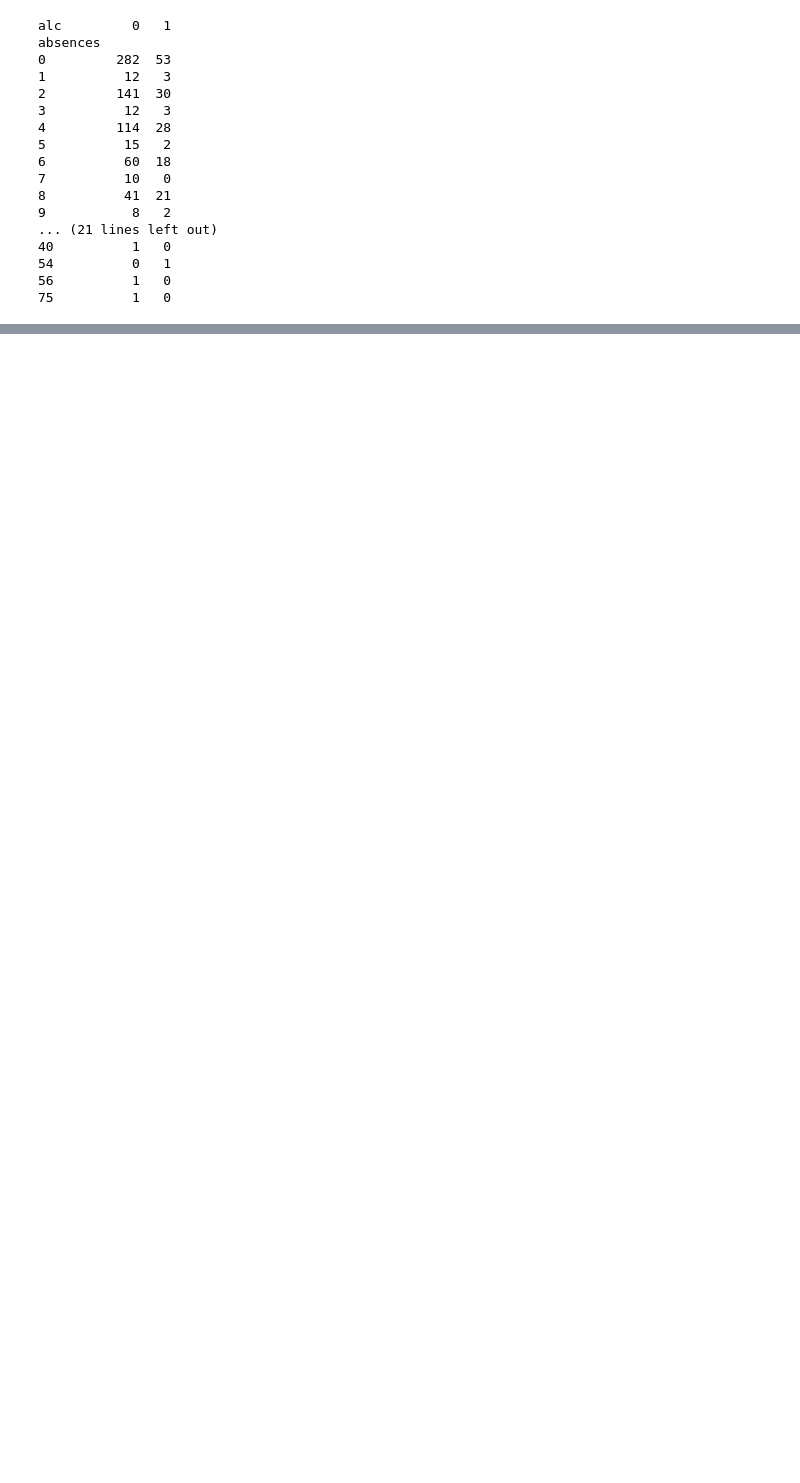
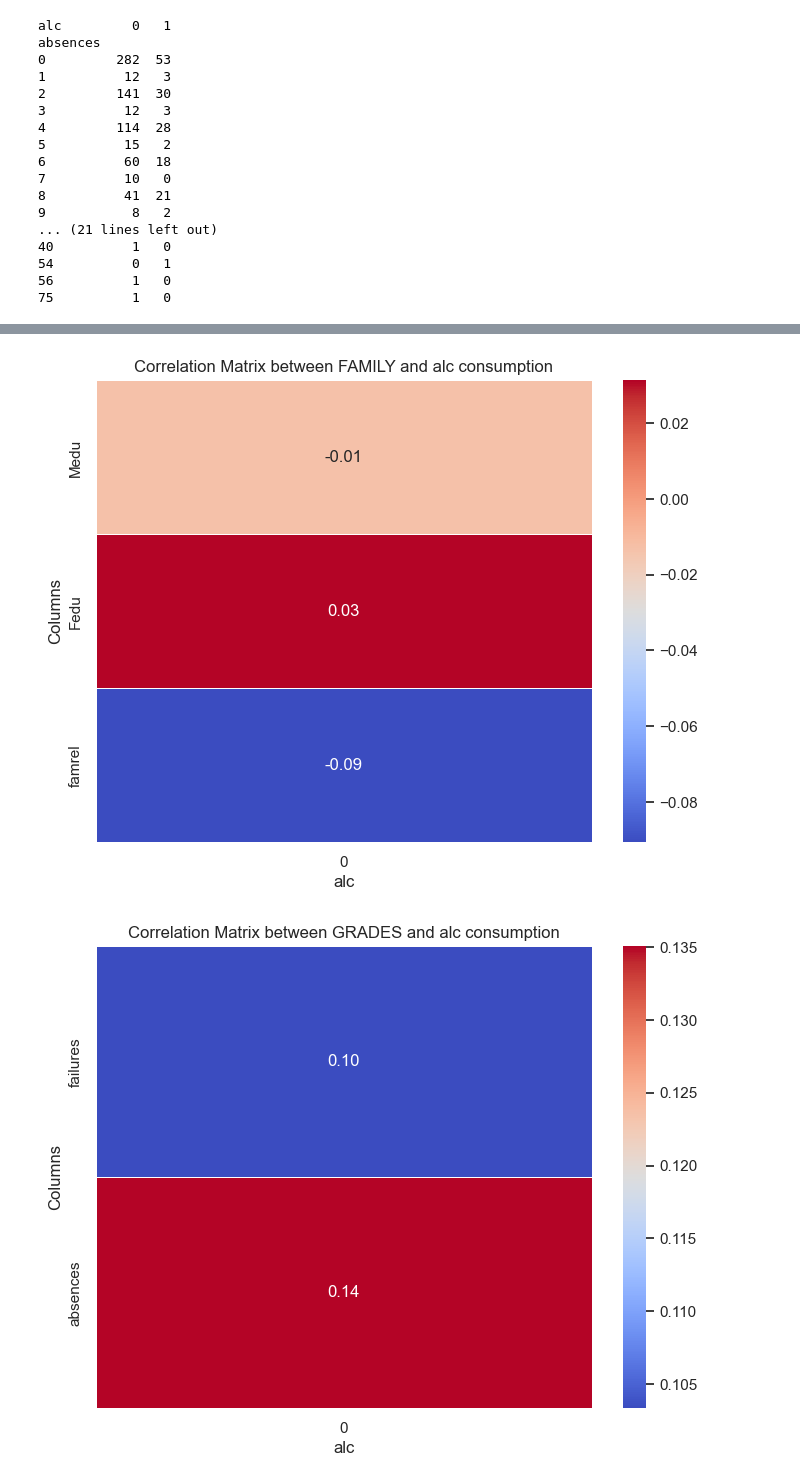
Before and after one commit to ijethmal/sc1015-asg, a Jupyter notebook: main.ipynb, the cells around one changed output, grey strips where cells are left out. Cells and saved outputs as stored; diff of their text form; code cells hidden in the pictures; blank space fills up the shorter version.

```diff
--- a/main.ipynb
+++ b/main.ipynb
@@ -334,0 +367,79 @@ https://scikit-learn.org/stable/supervised_learning.html
+# %%
+import matplotlib.pyplot as plt
+import seaborn as sb
+import pandas as pd
+import numpy as np
+from scipy.stats import chi2_contingency
+from sklearn.neighbors import KNeighborsClassifier
+from sklearn.model_selection import train_test_split
+from sklearn.pipeline import Pipeline
+from sklearn.preprocessing import StandardScaler
+from sklearn.inspection import DecisionBoundaryDisplay
+
+# Extract the single variable column from df2
+alcohol_consumption = students['alc']
+
+# Define subsets of your data
+data_subsets = {'FAMILY': family, 'GRADES': grades, 'CHAR': char, 'LIFESTYLE': lifestyle}
+
+# Plot correlation matrices for each subset
+for subset_name, subset_data in data_subsets.items():
+    # Calculate correlation coefficients
+    correlation_matrix = subset_data.corrwith(alcohol_consumption)
+
+    # Plot correlation matrix as a heatmap
+    plt.figure(figsize=(8, 6))
+    sb.heatmap(correlation_matrix.to_frame(), annot=True, cmap='coolwarm', fmt=".2f", linewidths=.5)
+    plt.title(f"Correlation Matrix between {subset_name} and alc consumption")
+    plt.xlabel("alc")
+    plt.ylabel("Columns")
+    plt.show()
+
+# Use a loop to plot correlation with ...
+cols = list(students.columns)
+for col in cols:
+    if col in ['id', 'alc']:
+        continue
+    cross_tab = pd.crosstab(index=students[col], columns=students['alc'])
+    chi_sq_result = chi2_contingency(cross_tab) # this is the chi square test
+    p, x = chi_sq_result[1], "reject" if chi_sq_result[1] < 0.05 else "accept"
+    print(f"For {col} against alcohol consumption, the p-value is {chi_sq_result[1]} and hence we {x} the null hypothesis with {chi_sq_result[2]} degrees of freedom\n")
+    # maybe dont print all of this? present it nicer
+
+# Classification
+X = students[["goout", "studytime"]]
+y = students['alc']
+X_train, X_test, y_train, y_test = train_test_split(X, y, stratify=y, random_state=0)
+
+clf = Pipeline(
+    steps=[("scaler", StandardScaler()), ("knn", KNeighborsClassifier(n_neighbors=11))]
+)
+
+_, axs = plt.subplots(ncols=2, figsize=(12, 5))
+
+for ax, weights in zip(axs, ("uniform", "distance")):
+    clf.set_params(knn__weights=weights).fit(X_train, y_train)
+    disp = DecisionBoundaryDisplay.from_estimator(
+        clf,
+        X_test,
+        response_method="predict",
+        plot_method="pcolormesh",
+        shading="auto",
+        alpha=0.5,
+        ax=ax,
+    )
+    scatter = disp.ax_.scatter(X.iloc[:, 0], X.iloc[:, 1], c=y, edgecolors="k")
+    disp.ax_.legend(
+        scatter.legend_elements()[0],
+        students['alc'].unique(),
+        loc="lower left",
+        title="Classes",
+    )
+    _ = disp.ax_.set_title(
+        f"3-Class classification\n(k={clf[-1].n_neighbors}, weights={weights!r})"
+    )
+
+plt.show()
+# %% [output]
+[figure, added]
+[figure, added]
```
Also changed, not shown: parts of 15 cells of this notebook.
